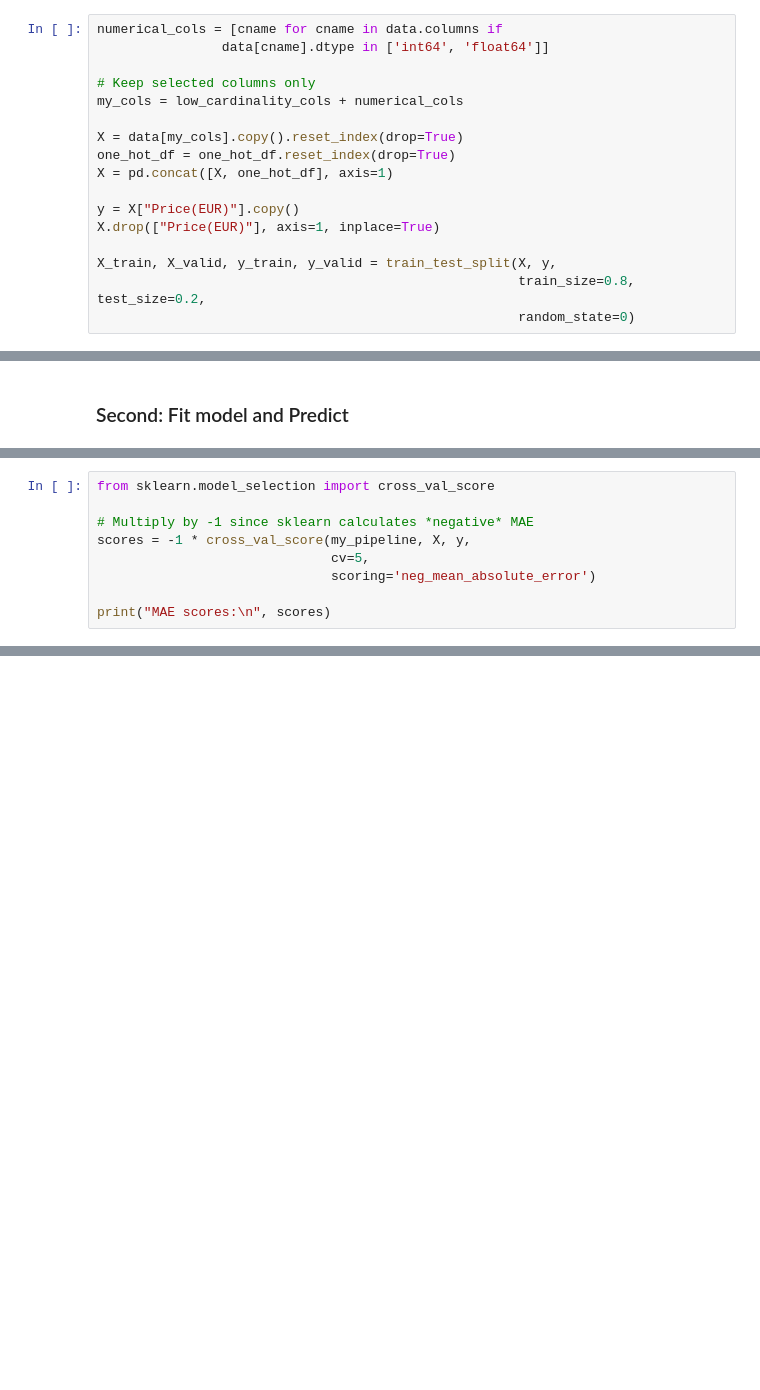
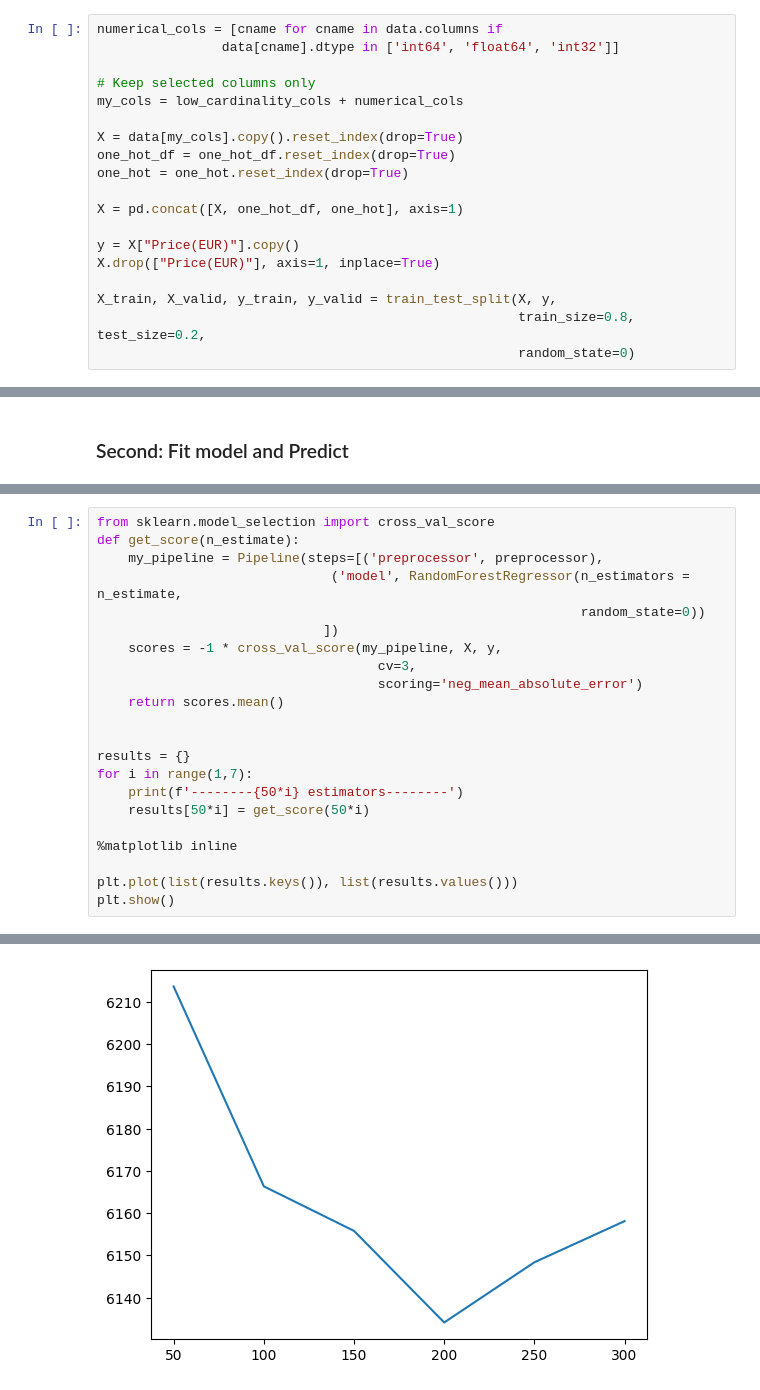
Before and after one commit to MTriNguci/DS_FINAL_PROJ, a Jupyter notebook: 4. Building_Model.ipynb, the cells around one changed output, grey strips where cells are left out. Drawn from its saved outputs; the diff is of its cells as text; blank space fills up the shorter version.

```diff
--- a/4. Building_Model.ipynb
+++ b/4. Building_Model.ipynb
@@ -112,14 +116,16 @@ Index(['Price(EUR)', 'Ferrari', 'Rolls-Royce', 'Lamborghini', 'Porsche',
     - Second, we have to handle categorical features - one hot encoding.
 # %%
 numerical_cols = [cname for cname in data.columns if
-                data[cname].dtype in ['int64', 'float64']]
+                data[cname].dtype in ['int64', 'float64', 'int32']]
 
 # Keep selected columns only
 my_cols = low_cardinality_cols + numerical_cols
 
 X = data[my_cols].copy().reset_index(drop=True)
 one_hot_df = one_hot_df.reset_index(drop=True)
-X = pd.concat([X, one_hot_df], axis=1)
+one_hot = one_hot.reset_index(drop=True)
+
+X = pd.concat([X, one_hot_df, one_hot], axis=1)
 
 y = X["Price(EUR)"].copy()
 X.drop(["Price(EUR)"], axis=1, inplace=True)
@@ -188,9 +188,0 @@ MAE: 12014.201364980201
-# %%
-from sklearn.model_selection import cross_val_score
-
-# Multiply by -1 since sklearn calculates *negative* MAE
-scores = -1 * cross_val_score(my_pipeline, X, y,
-                              cv=5,
-                              scoring='neg_mean_absolute_error')
-
-print("MAE scores:\n", scores)
@@ -200,0 +189,23 @@ MAE scores:
+# %%
+from sklearn.model_selection import cross_val_score
+def get_score(n_estimate):
+    my_pipeline = Pipeline(steps=[('preprocessor', preprocessor),
+                              ('model', RandomForestRegressor(n_estimators = n_estimate,
+                                                              random_state=0))
+                             ])
+    scores = -1 * cross_val_score(my_pipeline, X, y,
+                                    cv=3,
+                                    scoring='neg_mean_absolute_error')
+    return scores.mean()
+
+
+results = {}
+for i in range(1,7):
+    print(f'--------{50*i} estimators--------')
+    results[50*i] = get_score(50*i)
+
+%matplotlib inline
+
+plt.plot(list(results.keys()), list(results.values()))
+plt.show()
+# %% [output]
@@ -201 +218,2 @@ MAE scores:
+[figure, added]
 # %% [markdown]
```
Also changed, not shown: parts of 22 cells of this notebook.
